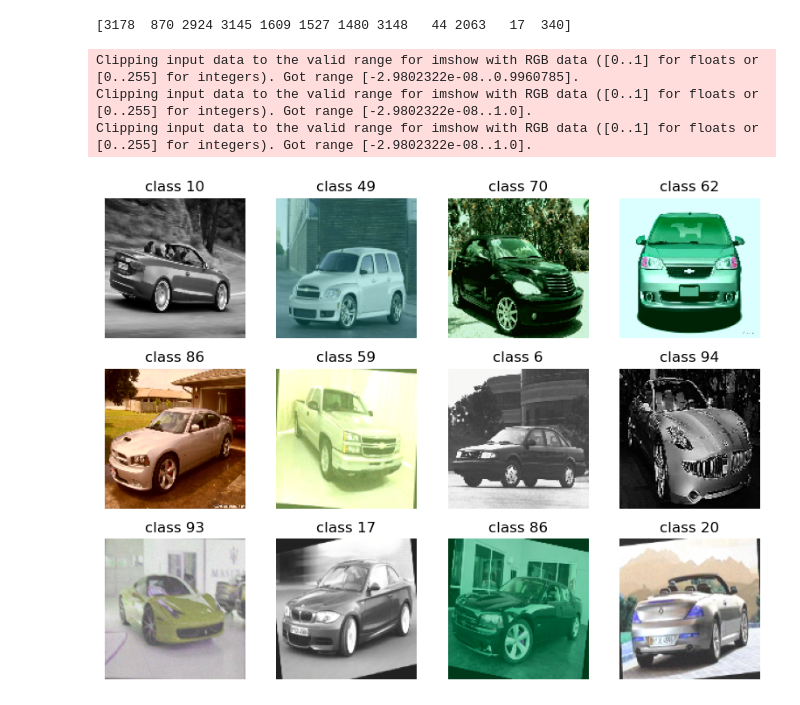
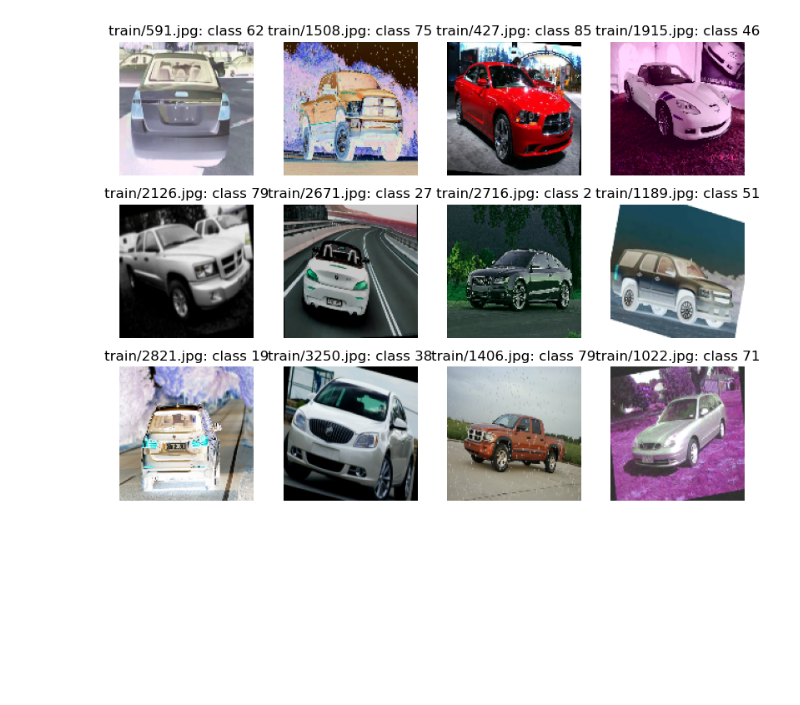
Before and after one commit to shanna1408/CarImageClassification, a Jupyter notebook: Assignment1.ipynb, the cells around one changed output. Saved outputs shown, nothing was run; the diff lists cells and outputs as text; code cells hidden in the pictures; blank space fills up the shorter version.

```diff
--- a/Assignment1.ipynb
+++ b/Assignment1.ipynb
@@ -17,12 +17,13 @@ import os
 import cv2
 
 # Define all constants
-MEAN = (0.4016, 0.3890, 0.3861)
-STD = (0.3087, 0.3065, 0.3118)
+MEAN = (0.2906, 0.3271, 0.3252)
+STD = (0.7984, 0.8028, 0.7954)
 HEIGHT = 128
 WIDTH = 128
-BATCH_SIZE = 32
-NUM_EPOCHS = 10
+BATCH_SIZE = 64
+NUM_EPOCHS = 25
+NUM_CLASSES = 100
 BEST_MODEL_PATH = 'best_model.pth'
 # %%
 class AlbumentationsTransform:
@@ -86,7 +87,7 @@ class CarClassification(Dataset):
 
         return image, self.get_tensor_from_label(label), id
 # %%
-def visualize_image_grid(image_label_pairs, rows, cols, mean=MEAN, std=STD):
+def visualize_image_grid(image_label_id, rows, cols, mean=MEAN, std=STD):
   """
   Visualizes a grid of images with their labels.
 
@@ -95,15 +96,15 @@ def visualize_image_grid(image_label_pairs, rows, cols, mean=MEAN, std=STD):
     rows: The number of rows where images are shown.
     cols: The number of columns where images are shown.
   """
-  if len(image_label_pairs) != rows * cols:
+  if len(image_label_id) != rows * cols:
     raise ValueError("The number of image-label pairs must exactly match rows * cols")
   fig, axes = plt.subplots(rows, cols, figsize=(cols * 2, rows * 2))
-  for ax, (image, label) in zip(axes.flatten(), image_label_pairs):
+  for ax, (image, label, id) in zip(axes.flatten(), image_label_id):
     image = image.permute(1, 2, 0)
     image *= torch.Tensor(std)
     image += torch.Tensor(mean)
     ax.imshow(image)
-    ax.set_title(f"class {label}")
+    ax.set_title(f"{id}: class {label}")
     ax.axis('off')
   plt.tight_layout()
   plt.show()
@@ -124,49 +125,46 @@ train_transform = A.Compose(
         ),
         A.ColorJitter(
             brightness=0.3,
-            contrast=0.5,
-            saturation=0.5,
+            contrast=0.4,
+            saturation=0.6,
             hue=0.2,
             always_apply=False,
             p=0.5,
         ),
+        A.InvertImg(p=0.1),
         A.ChannelShuffle(p=0.2),
-        A.RGBShift(r_shift_limit=50, g_shift_limit=50, b_shift_limit=50, p=0.5),
+        A.RGBShift(r_shift_limit=50, g_shift_limit=50, b_shift_limit=50, p=0.2),
         A.HueSaturationValue(
-            hue_shift_limit=20, sat_shift_limit=30, val_shift_limit=20, p=0.5
+            hue_shift_limit=20, sat_shift_limit=30, val_shift_limit=20, p=0.2
         ),
-        A.ToGray(p=0.2),
-        A.Sharpen(alpha=(0.2, 0.5), lightness=(0.5, 1.0), always_apply=False, p=0.2),
+        A.RandomRain(brightness_coefficient=0.9, drop_width=1, blur_value=1, p=0.1),
+        A.ToGray(p=0.1),
+        A.Sharpen(alpha=(0.2, 0.5), lightness=(0.5, 1.0), always_apply=False, p=0.1),
         A.GaussianBlur(blur_limit=(3, 7), p=0.1),
         A.MotionBlur(blur_limit=(3, 7), p=0.1),
         A.GaussNoise(var_limit=(10.0, 50.0), mean=50, p=0.1),
         A.Resize(height=HEIGHT, width=WIDTH, always_apply=True),
         A.Normalize(mean=MEAN, std=STD),
-        ToTensorV2(),
+        ToTensorV2()
     ],
     p=1.0,
 )
 
 # Prepare the transform
 train_transform = AlbumentationsTransform(train_transform)
 
 # Prepare training data
 train_data = CarClassification(root="Dataset", csv="Dataset/train.csv", transforms=train_transform)
 
 # Visualize training data
 rows = 3
 columns = 4
 data = train_data
 indices = np.random.randint(low=0, high=len(data), size=rows*columns)
-print(indices)
 train_examples = [data[i] for i in indices]
 visualize_image_grid(train_examples, rows, columns)
 # %% [output]
-[3178  870 2924 3145 1609 1527 1480 3148   44 2063   17  340]
-Clipping input data to the valid range for imshow with RGB data ([0..1] for floats or [0..255] for integers). Got range [-2.9802322e-08..0.9960785].
-Clipping input data to the valid range for imshow with RGB data ([0..1] for floats or [0..255] for integers). Got range [-2.9802322e-08..1.0].
-Clipping input data to the valid range for imshow with RGB data ([0..1] for floats or [0..255] for integers). Got range [-2.9802322e-08..1.0].
-[figure, old version]
+[figure, new version]
 # %%
 # Prepare validation data
 valid_transform = A.Compose(
```
Also changed, not shown: parts of 10 cells of this notebook, 5 other files.
